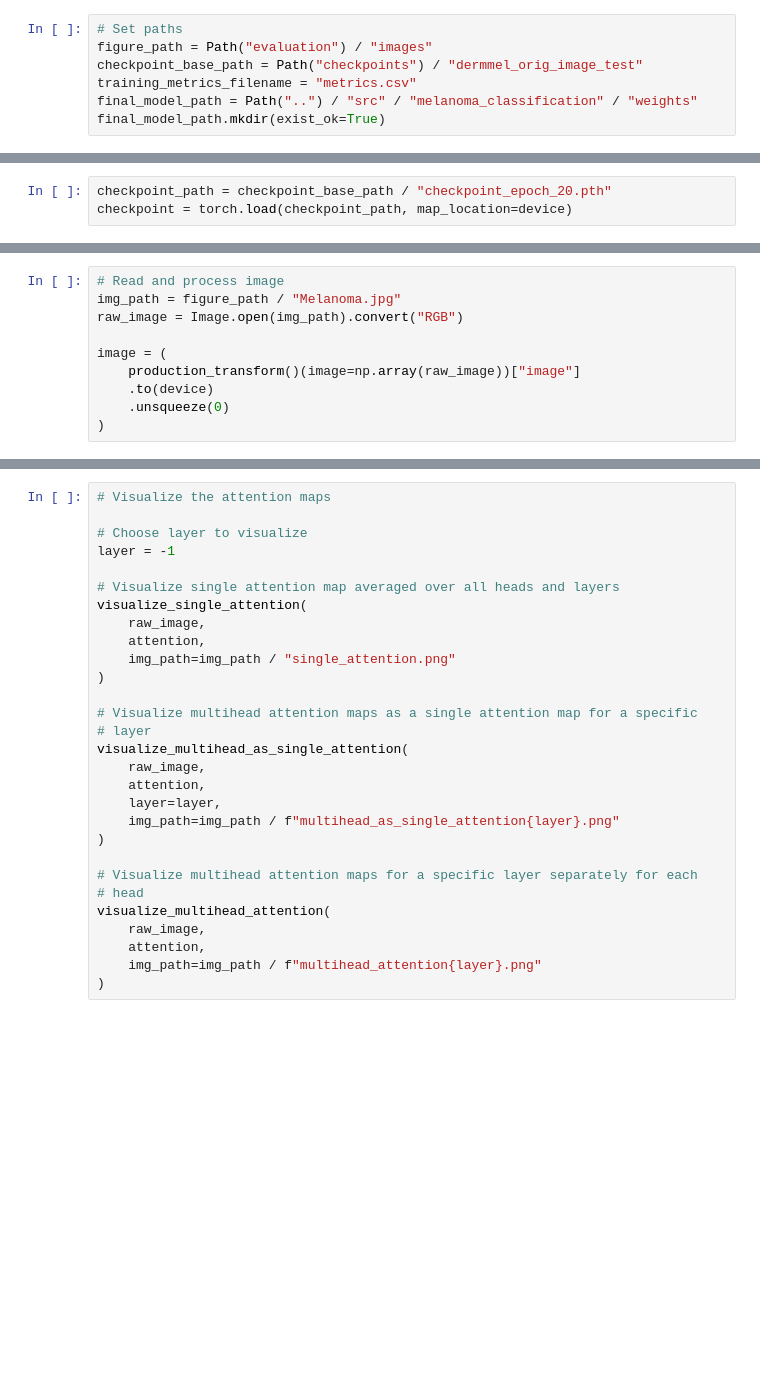
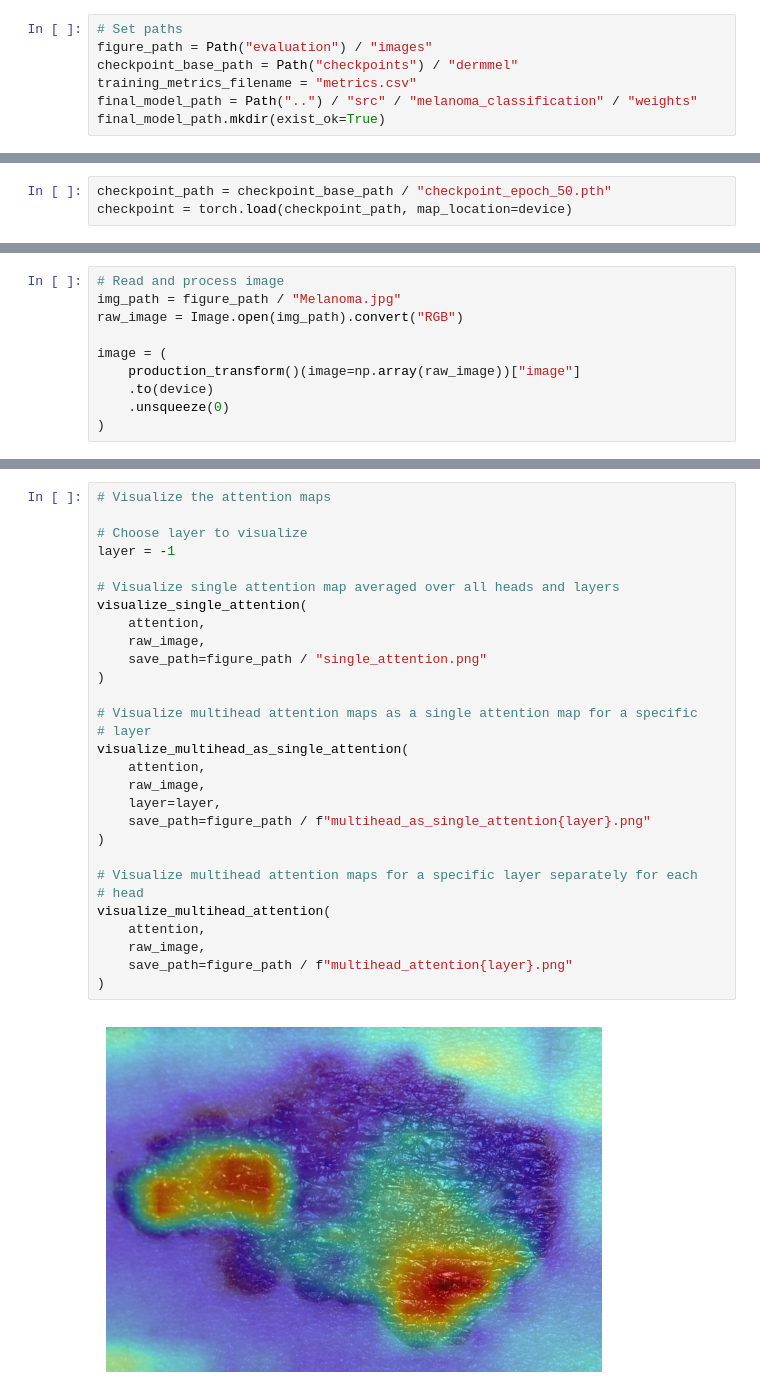
Before and after one commit to C2G-BR/melanoma-classification, a Jupyter notebook: modelling/evaluation.ipynb, the cells around one changed output, grey strips where cells are left out. Cells and saved outputs as stored; diff of their text form; blank space fills up the shorter version.

```diff
--- a/modelling/evaluation.ipynb
+++ b/modelling/evaluation.ipynb
@@ -39,14 +41,14 @@ print(f"Using device: {device}")
 # %%
 # Set paths
 figure_path = Path("evaluation") / "images"
-checkpoint_base_path = Path("checkpoints") / "dermmel_orig_image_test"
+checkpoint_base_path = Path("checkpoints") / "dermmel"
 training_metrics_filename = "metrics.csv"
 final_model_path = Path("..") / "src" / "melanoma_classification" / "weights"
 final_model_path.mkdir(exist_ok=True)
 # %% [markdown]
 ### Create & read in model from checkpoints
 # %%
-checkpoint_path = checkpoint_base_path / "checkpoint_epoch_20.pth"
+checkpoint_path = checkpoint_base_path / "checkpoint_epoch_50.pth"
 checkpoint = torch.load(checkpoint_path, map_location=device)
 # %%
 vit = get_dermmel_classifier_v1()
@@ -129,29 +168,31 @@ print(f"Found a {detected} sample with confidence {confidence*100:.2f}%.")
 # %%
 # Visualize the attention maps
 
 # Choose layer to visualize
 layer = -1
 
 # Visualize single attention map averaged over all heads and layers
 visualize_single_attention(
+    attention,
     raw_image,
-    attention,
-    img_path=img_path / "single_attention.png"
+    save_path=figure_path / "single_attention.png"
 )
 
 # Visualize multihead attention maps as a single attention map for a specific
 # layer
 visualize_multihead_as_single_attention(
+    attention,
     raw_image,
-    attention,
     layer=layer,
-    img_path=img_path / f"multihead_as_single_attention{layer}.png"
+    save_path=figure_path / f"multihead_as_single_attention{layer}.png"
 )
 
 # Visualize multihead attention maps for a specific layer separately for each
 # head
 visualize_multihead_attention(
+    attention,
     raw_image,
-    attention,
-    img_path=img_path / f"multihead_attention{layer}.png"
+    save_path=figure_path / f"multihead_attention{layer}.png"
 )
+# %% [output]
+[figure, added]
```
Also changed, not shown: parts of 10 cells of this notebook, 9 other files.
